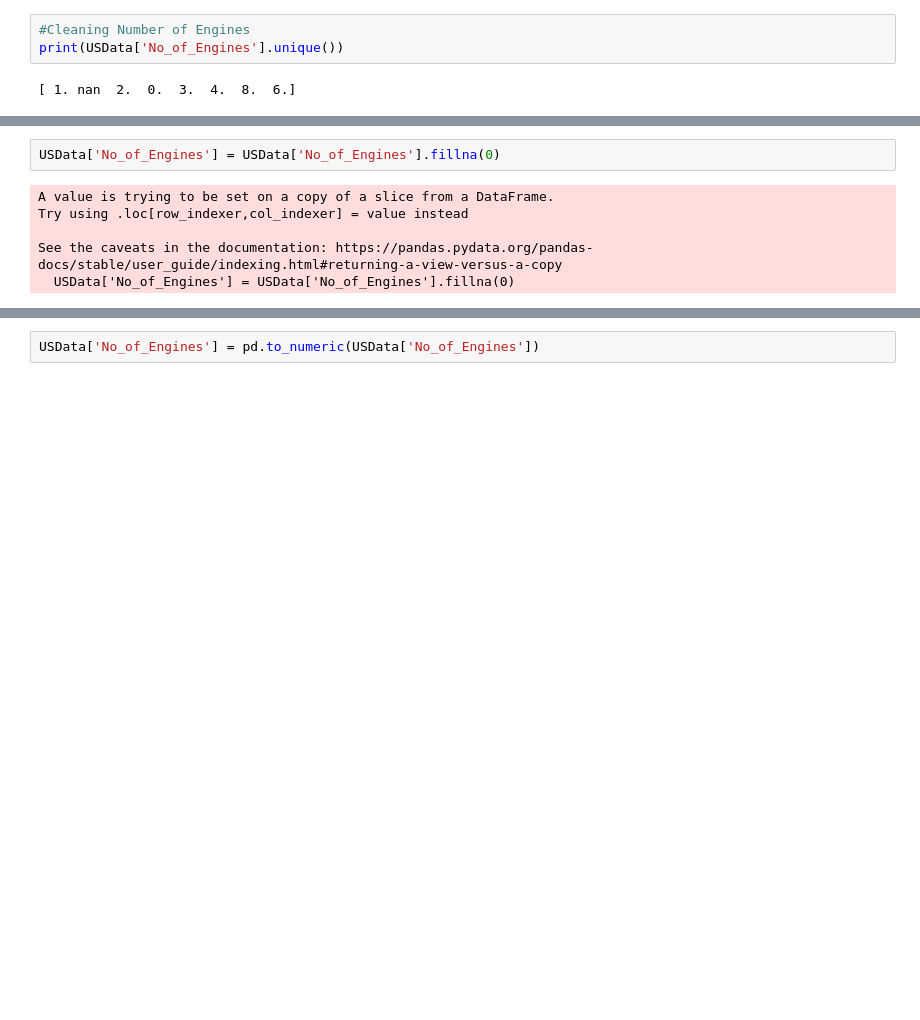
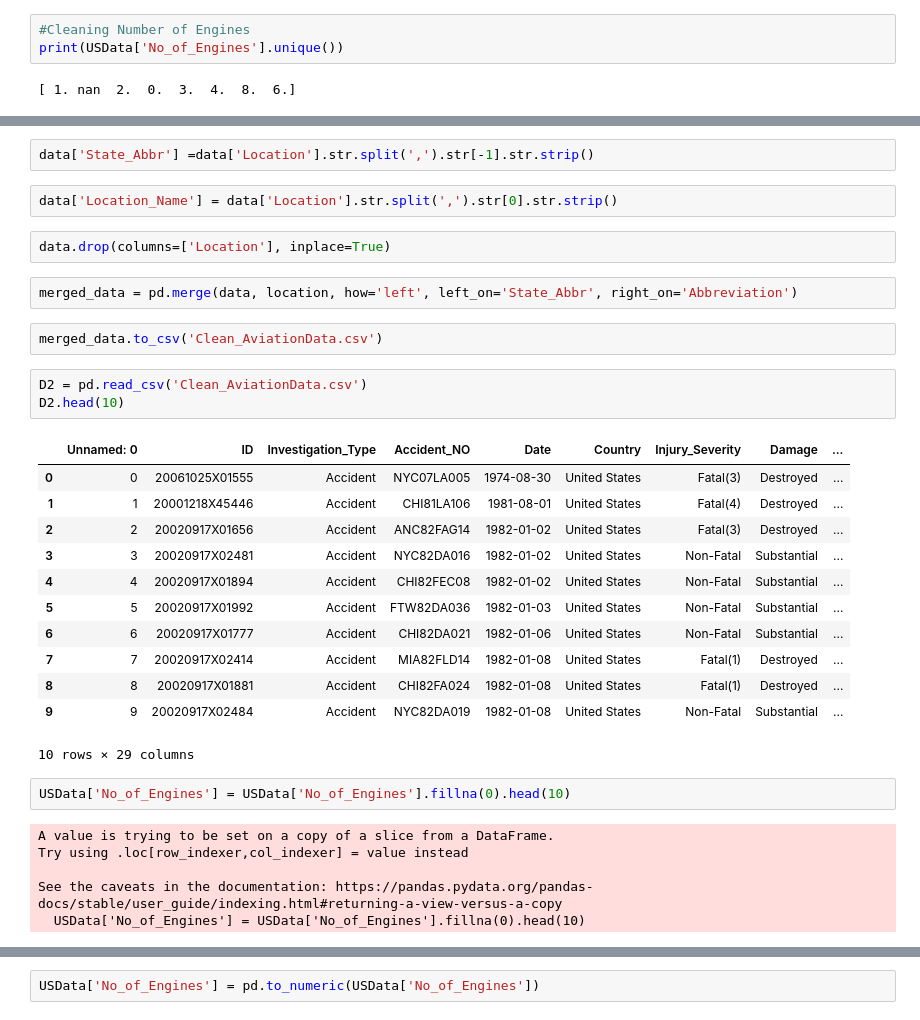
Before and after one commit to Mulwajoseph/Flight-Damage-Stats, a Jupyter notebook: joseph.ipynb, the cells around one changed output, grey strips where cells are left out. Cells and saved outputs as stored; diff of their text form; blank space fills up the shorter version.

Commit message:
Cleaning Data

```diff
--- a/joseph.ipynb
+++ b/joseph.ipynb
@@ -569,11 +647,37 @@ print(USData['No_of_Engines'].unique())
+# %%
+data['State_Abbr'] =data['Location'].str.split(',').str[-1].str.strip()
+# %%
+data['Location_Name'] = data['Location'].str.split(',').str[0].str.strip()
+# %%
+data.drop(columns=['Location'], inplace=True)
+# %%
+merged_data = pd.merge(data, location, how='left', left_on='State_Abbr', right_on='Abbreviation')
+# %%
+merged_data.to_csv('Clean_AviationData.csv')
+# %%
+D2 = pd.read_csv('Clean_AviationData.csv')
+D2.head(10)
+# %% [output]
+|  | Unnamed: 0 | ID | Investigation_Type | Accident_NO | Date | Country | Injury_Severity | Damage | ... |
+| 0 | 0 | 20061025X01555 | Accident | NYC07LA005 | 1974-08-30 | United States | Fatal(3) | Destroyed | ... |
+| 1 | 1 | 20001218X45446 | Accident | CHI81LA106 | 1981-08-01 | United States | Fatal(4) | Destroyed | ... |
+| 2 | 2 | 20020917X01656 | Accident | ANC82FAG14 | 1982-01-02 | United States | Fatal(3) | Destroyed | ... |
+| 3 | 3 | 20020917X02481 | Accident | NYC82DA016 | 1982-01-02 | United States | Non-Fatal | Substantial | ... |
+| 4 | 4 | 20020917X01894 | Accident | CHI82FEC08 | 1982-01-02 | United States | Non-Fatal | Substantial | ... |
+| 5 | 5 | 20020917X01992 | Accident | FTW82DA036 | 1982-01-03 | United States | Non-Fatal | Substantial | ... |
+| 6 | 6 | 20020917X01777 | Accident | CHI82DA021 | 1982-01-06 | United States | Non-Fatal | Substantial | ... |
+| 7 | 7 | 20020917X02414 | Accident | MIA82FLD14 | 1982-01-08 | United States | Fatal(1) | Destroyed | ... |
+| 8 | 8 | 20020917X01881 | Accident | CHI82FA024 | 1982-01-08 | United States | Fatal(1) | Destroyed | ... |
+| 9 | 9 | 20020917X02484 | Accident | NYC82DA019 | 1982-01-08 | United States | Non-Fatal | Substantial | ... |
+10 rows × 29 columns
 # %%
-USData['No_of_Engines'] = USData['No_of_Engines'].fillna(0)
+USData['No_of_Engines'] = USData['No_of_Engines'].fillna(0).head(10)
 # %% [output]
 A value is trying to be set on a copy of a slice from a DataFrame.
 Try using .loc[row_indexer,col_indexer] = value instead
 
 See the caveats in the documentation: https://pandas.pydata.org/pandas-docs/stable/user_guide/indexing.html#returning-a-view-versus-a-copy
-  USData['No_of_Engines'] = USData['No_of_Engines'].fillna(0)
+  USData['No_of_Engines'] = USData['No_of_Engines'].fillna(0).head(10)
 # %%
 print(USData['No_of_Engines'].unique())
 # %% [output]
```
Also changed, not shown: parts of 17 cells of this notebook, 2 other files.
